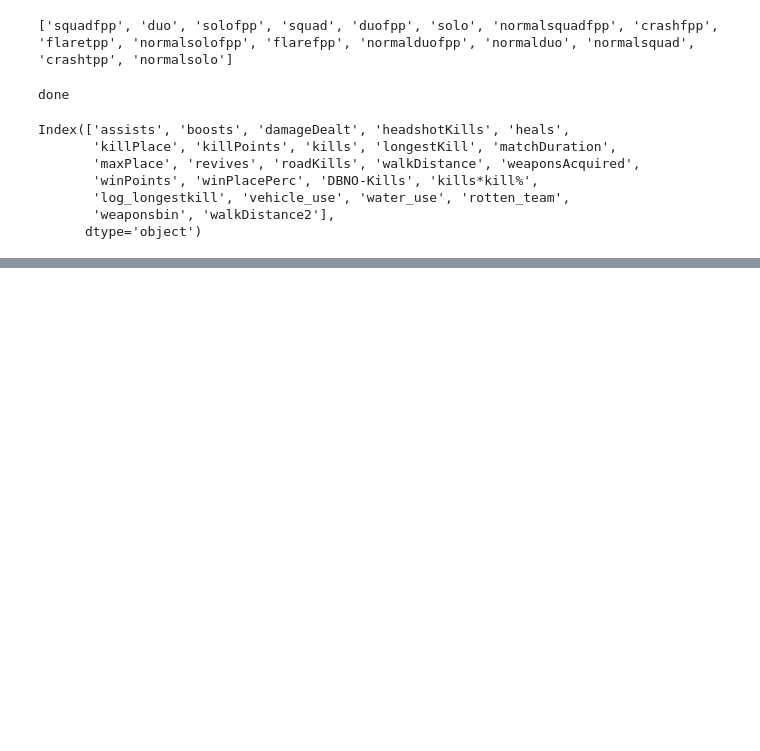
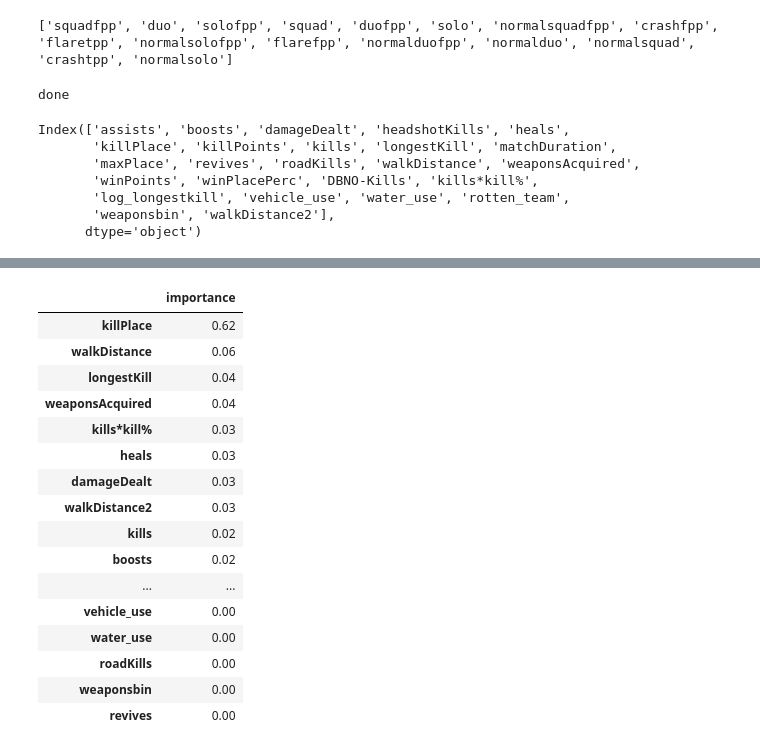
Before and after one commit to matthewnolan18/PUBG_kaggle, a Jupyter notebook: model.ipynb, the cells around one changed output, grey strips where cells are left out. Cells and saved outputs as stored; diff of their text form; code cells hidden in the pictures; blank space fills up the shorter version.

```diff
--- a/model.ipynb
+++ b/model.ipynb
@@ -234,14 +234,17 @@ Index(['assists', 'boosts', 'damageDealt', 'headshotKills', 'heals',
        'weaponsbin', 'walkDistance2'],
       dtype='object')
 # %%
-random_forest = RandomForestRegressor(n_estimators=4)
-for t in range(1):
+random_forest = RandomForestRegressor(n_estimators=5)
+for t in range(16):
     X_train = df_list[t].drop('winPlacePerc', axis=1).drop('log_longestkill', axis=1)
     Y_train = df_list[t]['winPlacePerc']
     random_forest.fit(X_train, Y_train)
     random_forest_train_acc = random_forest.score(X_train, Y_train)
     #random_forest_test_acc = random_forest.score(X_test, Y_test)
-    print('random_forest training acuracy= ',random_forest_train_acc)
+    print(match_type[t], ' random_forest training acuracy= ',random_forest_train_acc)
+    feature_importances = pd.DataFrame(random_forest.feature_importances_, index = X_train.columns,
+                                    columns=['importance']).sort_values('importance', ascending=False)
+    print(feature_importances.head(2), feature_importances.tail(2))
     #print('random_forest test accuracy= ',random_forest_test_acc)
 print('done')
 # %% [output]
@@ -249 +267,21 @@ random_forest training acuracy=  0.9763721792781328
 done
+# %%
+feature_importances
+# %% [output]
+|  | importance |
+| killPlace | 0.62 |
+| walkDistance | 0.06 |
+| longestKill | 0.04 |
+| weaponsAcquired | 0.04 |
+| kills*kill% | 0.03 |
+| heals | 0.03 |
+| damageDealt | 0.03 |
+| walkDistance2 | 0.03 |
+| kills | 0.02 |
+| boosts | 0.02 |
+| ... | ... |
+| vehicle_use | 0.00 |
+| water_use | 0.00 |
+| roadKills | 0.00 |
+| weaponsbin | 0.00 |
+| revives | 0.00 |
```
Also changed, not shown: parts of 1 cell of this notebook.
